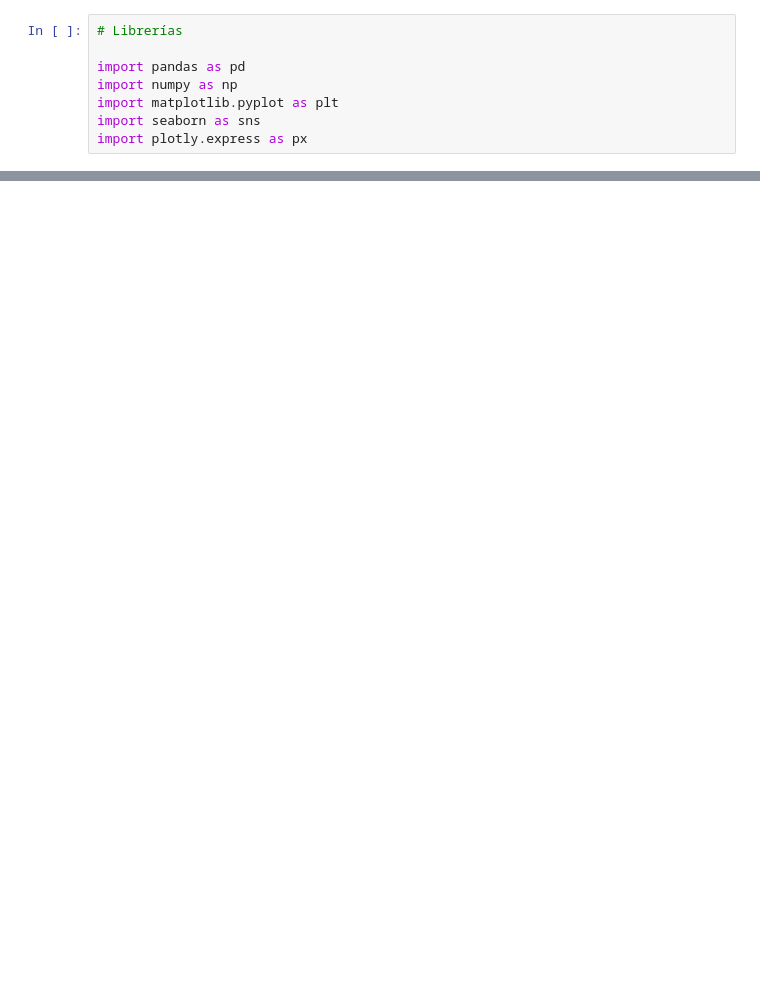
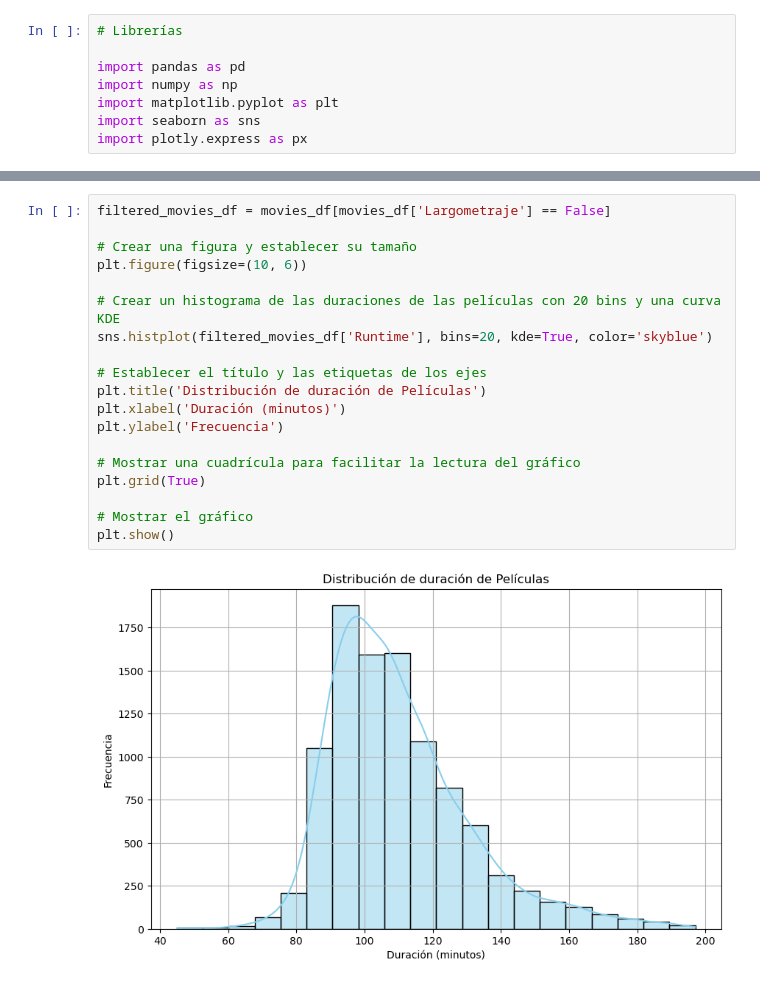
Before and after one commit to JeanetteLeon/Python_Proyecto_Final, a Jupyter notebook: notebooks/04_Visualización.ipynb, the cells around one changed output, grey strips where cells are left out. Cells and saved outputs as stored; diff of their text form; blank space fills up the shorter version.

```diff
--- a/notebooks/04_Visualización.ipynb
+++ b/notebooks/04_Visualización.ipynb
@@ -51,0 +115,21 @@ dataset
+# %%
+filtered_movies_df = movies_df[movies_df['Largometraje'] == False]
+
+# Crear una figura y establecer su tamaño
+plt.figure(figsize=(10, 6))
+
+# Crear un histograma de las duraciones de las películas con 20 bins y una curva KDE
+sns.histplot(filtered_movies_df['Runtime'], bins=20, kde=True, color='skyblue')
+
+# Establecer el título y las etiquetas de los ejes
+plt.title('Distribución de duración de Películas')
+plt.xlabel('Duración (minutos)')
+plt.ylabel('Frecuencia')
+
+# Mostrar una cuadrícula para facilitar la lectura del gráfico
+plt.grid(True)
+
+# Mostrar el gráfico
+plt.show()
+# %% [output]
+[figure, added]
```
Also changed, not shown: parts of 7 cells of this notebook.
